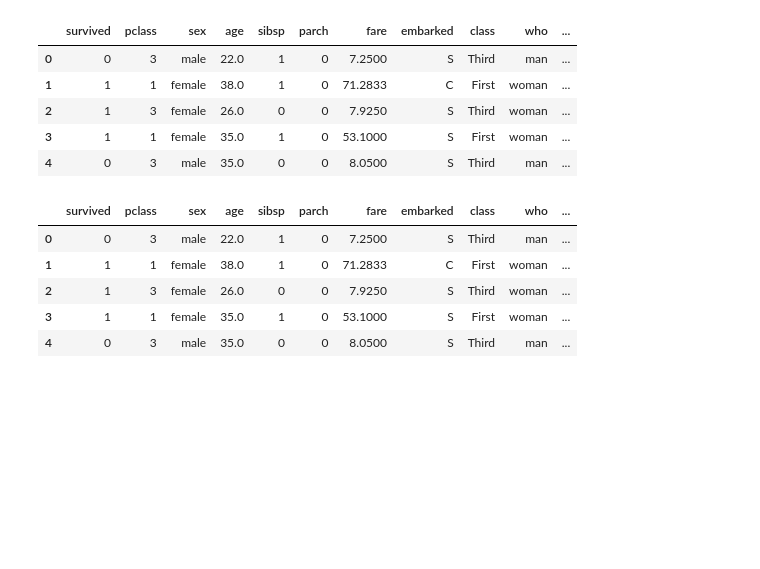
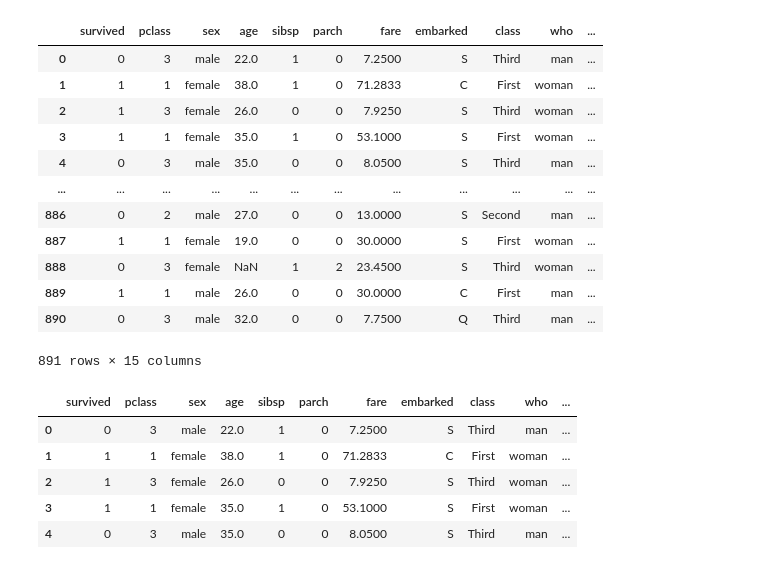
Before and after one commit to py4ine/study_ML, a Jupyter notebook: 20240605_ML_titanic.ipynb, the cells around one changed output. Saved outputs shown, nothing was run; the diff lists cells and outputs as text; code cells hidden in the pictures; blank space fills up the shorter version.

```diff
--- a/20240605_ML_titanic.ipynb
+++ b/20240605_ML_titanic.ipynb
@@ -6,14 +6,21 @@ import seaborn as sns
 # load_dataset 함수를 사용하여, 데이터프레임으로 변환
 df =sns.load_dataset('titanic')
 # %%
-df.head()
+df
 # %% [output]
 |  | survived | pclass | sex | age | sibsp | parch | fare | embarked | class | who | ... |
 | 0 | 0 | 3 | male | 22.0 | 1 | 0 | 7.2500 | S | Third | man | ... |
 | 1 | 1 | 1 | female | 38.0 | 1 | 0 | 71.2833 | C | First | woman | ... |
 | 2 | 1 | 3 | female | 26.0 | 0 | 0 | 7.9250 | S | Third | woman | ... |
 | 3 | 1 | 1 | female | 35.0 | 1 | 0 | 53.1000 | S | First | woman | ... |
 | 4 | 0 | 3 | male | 35.0 | 0 | 0 | 8.0500 | S | Third | man | ... |
+| ... | ... | ... | ... | ... | ... | ... | ... | ... | ... | ... | ... |
+| 886 | 0 | 2 | male | 27.0 | 0 | 0 | 13.0000 | S | Second | man | ... |
+| 887 | 1 | 1 | female | 19.0 | 0 | 0 | 30.0000 | S | First | woman | ... |
+| 888 | 0 | 3 | female | NaN | 1 | 2 | 23.4500 | S | Third | woman | ... |
+| 889 | 1 | 1 | male | 26.0 | 0 | 0 | 30.0000 | C | First | man | ... |
+| 890 | 0 | 3 | male | 32.0 | 0 | 0 | 7.7500 | Q | Third | man | ... |
+891 rows × 15 columns
 # %%
 # python 디스플레이 설정 - 출력할 열의 개수 한도 늘리기
 pd.set_option('display.max_columns', 15)
```
Also changed, not shown: parts of 23 cells of this notebook.
